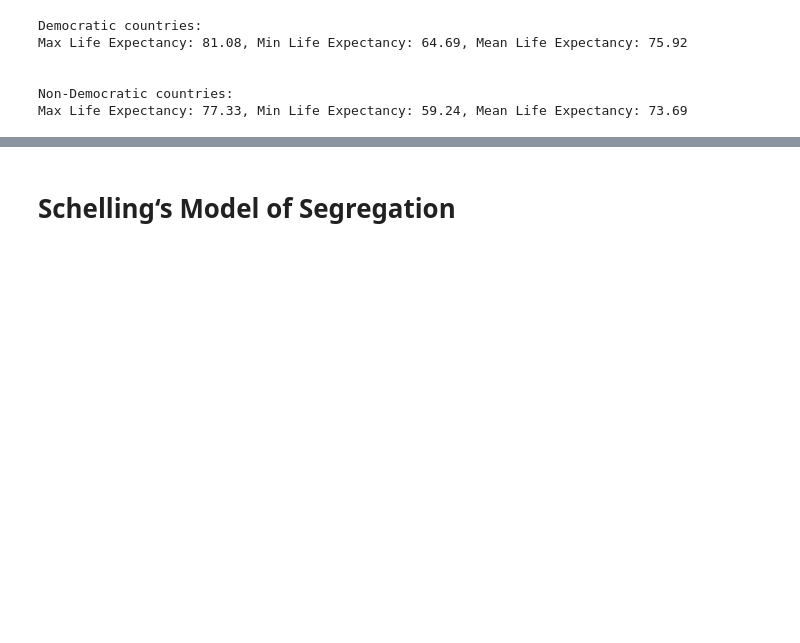
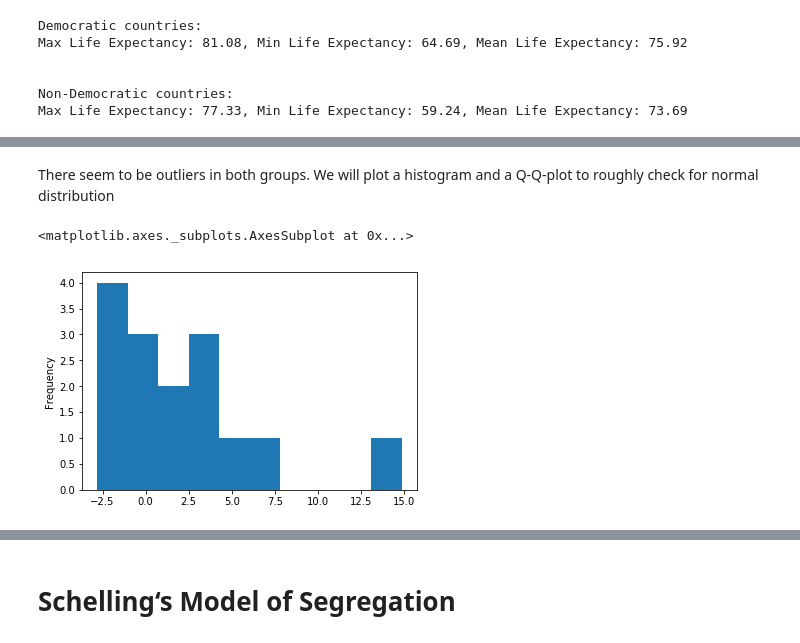
Before and after one commit to m8ins/SDS, a Jupyter notebook: home_assignment_2_tasks.ipynb, the cells around one changed output, grey strips where cells are left out. Drawn from its saved outputs; the diff is of its cells as text; code cells hidden in the pictures; blank space fills up the shorter version.

```diff
--- a/home_assignment_2_tasks.ipynb
+++ b/home_assignment_2_tasks.ipynb
@@ -235,0 +261,9 @@ Max Life Expectancy: 77.33, Min Life Expectancy: 59.24, Mean Life Expectancy: 73
+# %% [markdown]
+There seem to be outliers in both groups. We will plot a histogram and a Q-Q-plot to roughly check for normal distribution
+# %%
+df_life_exps['difference'] = df_life_exps['Democratic'] - df_life_exps['Non-Democratic']
+
+df_life_exps['difference'].plot(kind='hist')
+# %% [output]
+<matplotlib.axes._subplots.AxesSubplot at 0x...>
+[figure, added]
```
Also changed, not shown: parts of 12 cells of this notebook.
